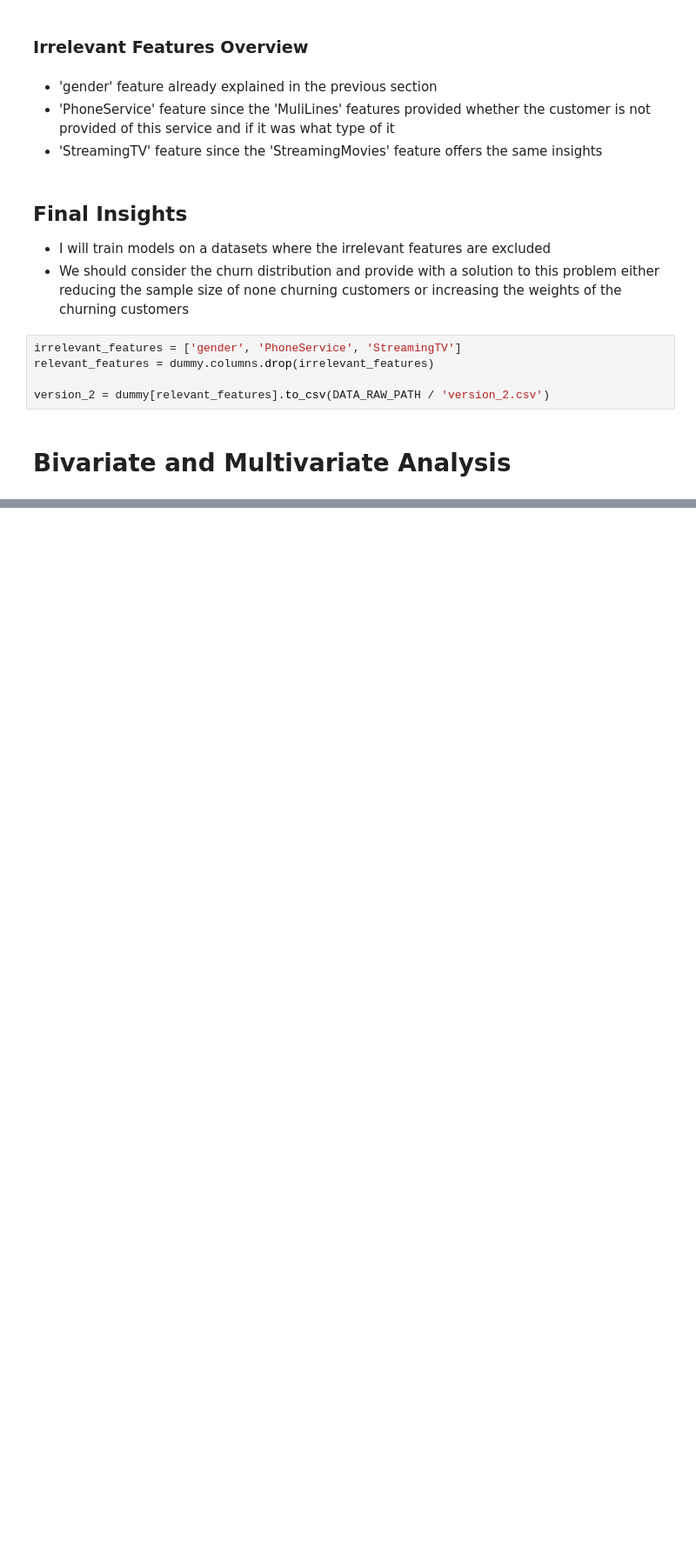
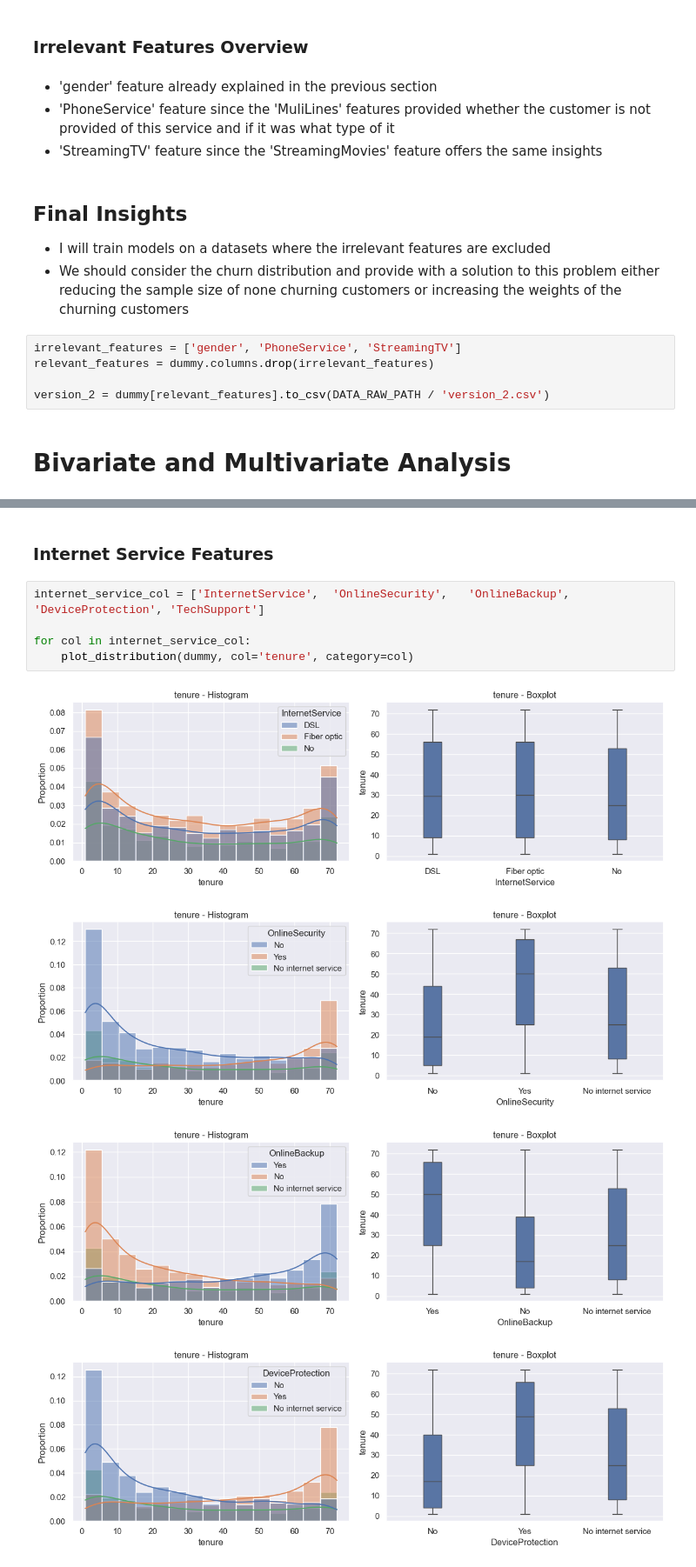
Before and after one commit to ElOuarary/Customer_Churn_Prediction, a Jupyter notebook: notebooks/exploratory_data_analysis.ipynb, the cells around one changed output, grey strips where cells are left out. Shown at 87% size. Cells and saved outputs as stored; diff of their text form; blank space fills up the shorter version.

```diff
--- a/notebooks/exploratory_data_analysis.ipynb
+++ b/notebooks/exploratory_data_analysis.ipynb
@@ -388,0 +389,12 @@ for i in range(4):
+# %% [markdown]
+### Internet Service Features
+# %%
+internet_service_col = ['InternetService',	'OnlineSecurity',	'OnlineBackup',	'DeviceProtection',	'TechSupport']
+
+for col in internet_service_col:
+    plot_distribution(dummy, col='tenure', category=col)
+# %% [output]
+[figure, added]
+[figure, added]
+[figure, added]
+[figure, added]
```
Also changed, not shown: parts of 12 cells of this notebook, 1 other file.
